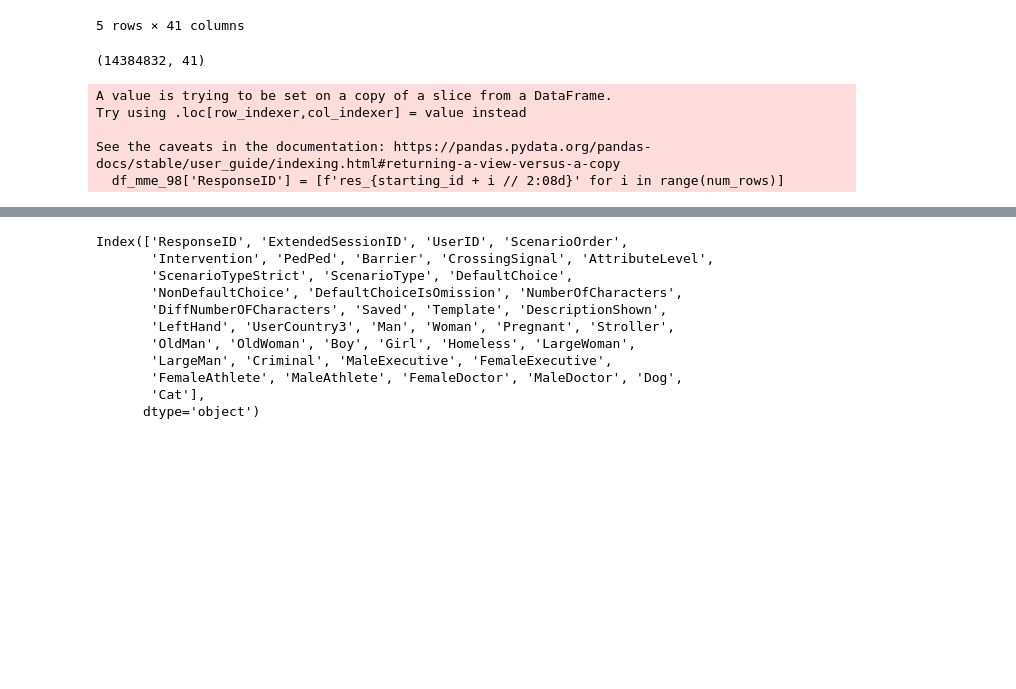
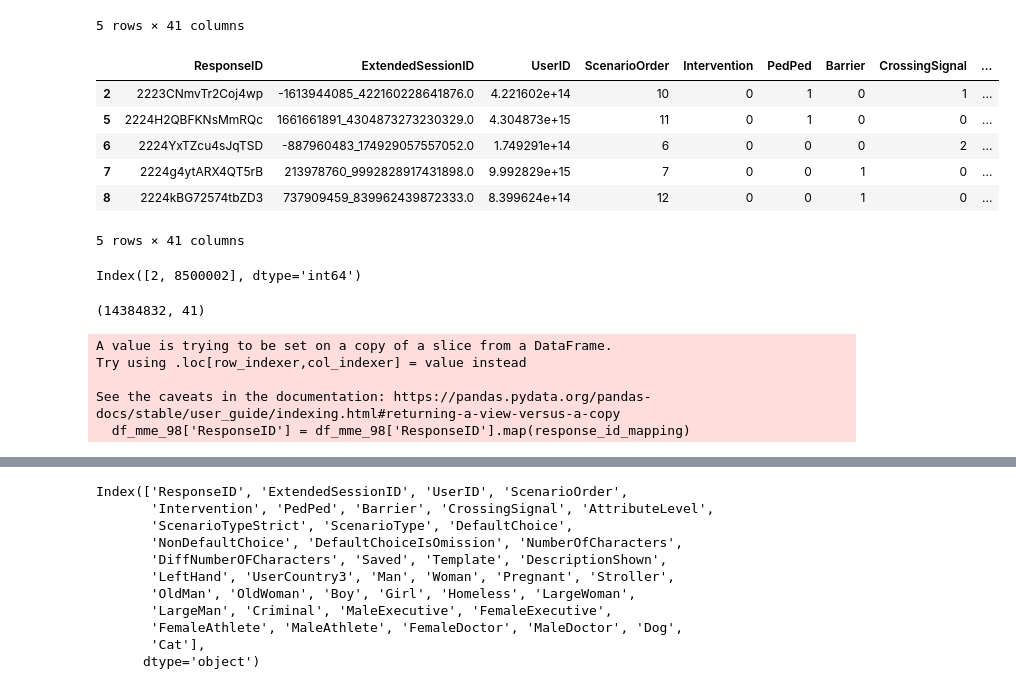
Before and after one commit to Moral-Machine-2024/Emmakuipers, a Jupyter notebook: loading_mme.ipynb, the cells around one changed output, grey strips where cells are left out. Drawn from its saved outputs; the diff is of its cells as text; code cells hidden in the pictures; blank space fills up the shorter version.

```diff
--- a/loading_mme.ipynb
+++ b/loading_mme.ipynb
@@ -201,29 +201,51 @@ df_mme.head()
 5 rows × 41 columns
 # %%
 df_mme_98 = df_mme[~df_mme['ResponseID'].isin(Response_delete)]
+# %%
+df_mme_98.head()
+# %% [output]
+|  | ResponseID | ExtendedSessionID | UserID | ScenarioOrder | Intervention | PedPed | Barrier | CrossingSignal | ... |
+| 2 | 2223CNmvTr2Coj4wp | -1613944085_422160228641876.0 | 4.221602e+14 | 10 | 0 | 1 | 0 | 1 | ... |
+| 5 | 2224H2QBFKNsMmRQc | 1661661891_4304873273230329.0 | 4.304873e+15 | 11 | 0 | 1 | 0 | 0 | ... |
+| 6 | 2224YxTZcu4sJqTSD | -887960483_174929057557052.0 | 1.749291e+14 | 6 | 0 | 0 | 0 | 2 | ... |
+| 7 | 2224g4ytARX4QT5rB | 213978760_9992828917431898.0 | 9.992829e+15 | 7 | 0 | 0 | 1 | 0 | ... |
+| 8 | 2224kBG72574tbZD3 | 737909459_839962439872333.0 | 8.399624e+14 | 12 | 0 | 0 | 1 | 0 | ... |
+5 rows × 41 columns
+# %%
+# check what the distribution of RepsonseID's is (kinda)
+# check if the indices of a responseID here are the same after transforming the ResponseID column
+# if the indices are the same means ResponseID column is succesfully transformed
+
+indices = df_mme_98[df_mme_98["ResponseID"] == '2223CNmvTr2Coj4wp'].index
+print(indices)
+# %% [output]
+Index([2, 8500002], dtype='int64')
 # %%
 # checking shape of df_filtered
 
 df_mme_98.shape   # should be 15503310 - 1118478 = 14384832
 # %% [output]
 (14384832, 41)
-# %%
-# Changing the responseID
-
-# Define the starting point for the new ResponseID
-starting_id = 146784
-
-# Get the total number of rows
-num_rows = len(df_mme_98)
-
-# Create a new column where every two rows have the same ResponseID
-df_mme_98['ResponseID'] = [f'res_{starting_id + i // 2:08d}' for i in range(num_rows)]
-# %% [output]
-A value is trying to be set on a copy of a slice from a DataFrame.
-Try using .loc[row_indexer,col_indexer] = value instead
-
-See the caveats in the documentation: https://pandas.pydata.org/pandas-docs/stable/user_guide/indexing.html#returning-a-view-versus-a-copy
-  df_mme_98['ResponseID'] = [f'res_{starting_id + i // 2:08d}' for i in range(num_rows)]
+# %%
+# Changing the responseID
+
+# Define the starting point for the new ResponseID
+starting_id = 146784
+
+# Step 1: Get the unique ResponseIDs
+unique_response_ids = df_mme_98['ResponseID'].unique()
+
+# Step 2: Create a mapping from old ResponseID to new 'res_' formatted ID
+response_id_mapping = {old_id: f'res_{i:08d}' for i, old_id in enumerate(unique_response_ids, starting_id)}
+
+# Step 3: Replace the original ResponseID with the new mapped IDs
+df_mme_98['ResponseID'] = df_mme_98['ResponseID'].map(response_id_mapping)
+# %% [output]
+A value is trying to be set on a copy of a slice from a DataFrame.
+Try using .loc[row_indexer,col_indexer] = value instead
+
+See the caveats in the documentation: https://pandas.pydata.org/pandas-docs/stable/user_guide/indexing.html#returning-a-view-versus-a-copy
+  df_mme_98['ResponseID'] = df_mme_98['ResponseID'].map(response_id_mapping)
 # %%
 # ResponseID starts with res_00146784
 df_mme_98.head()
```
Also changed, not shown: parts of 6 cells of this notebook, 3 other files.
